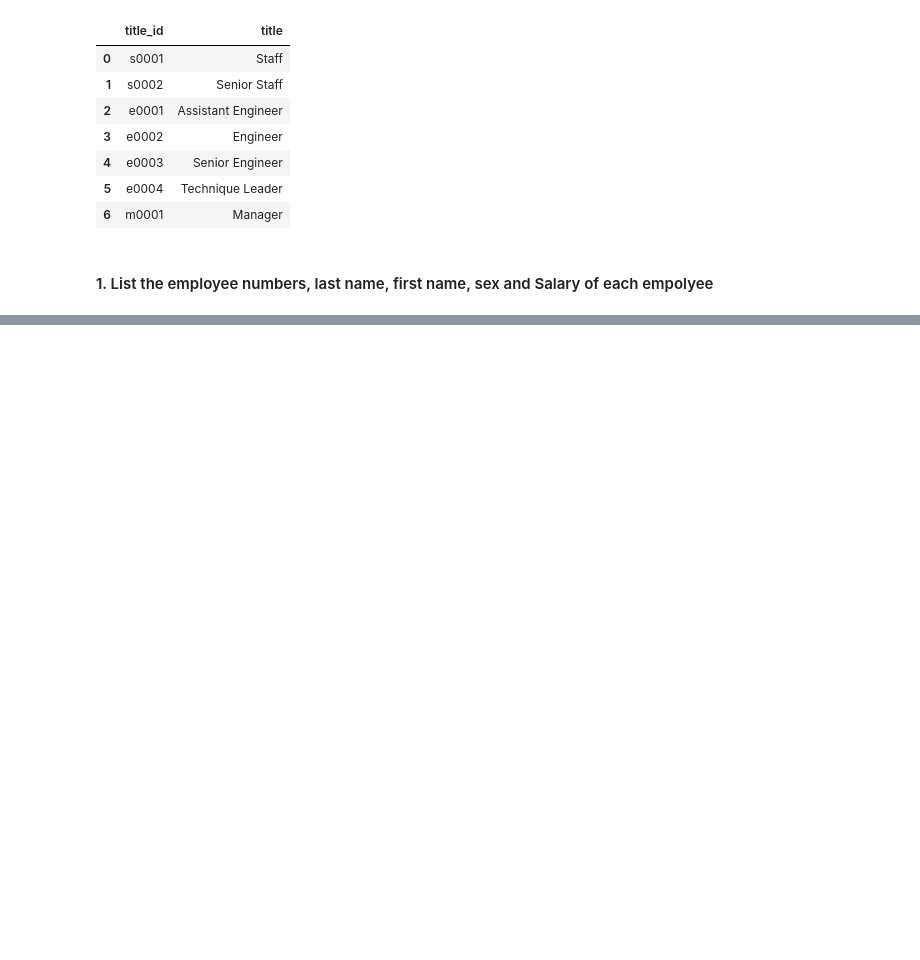
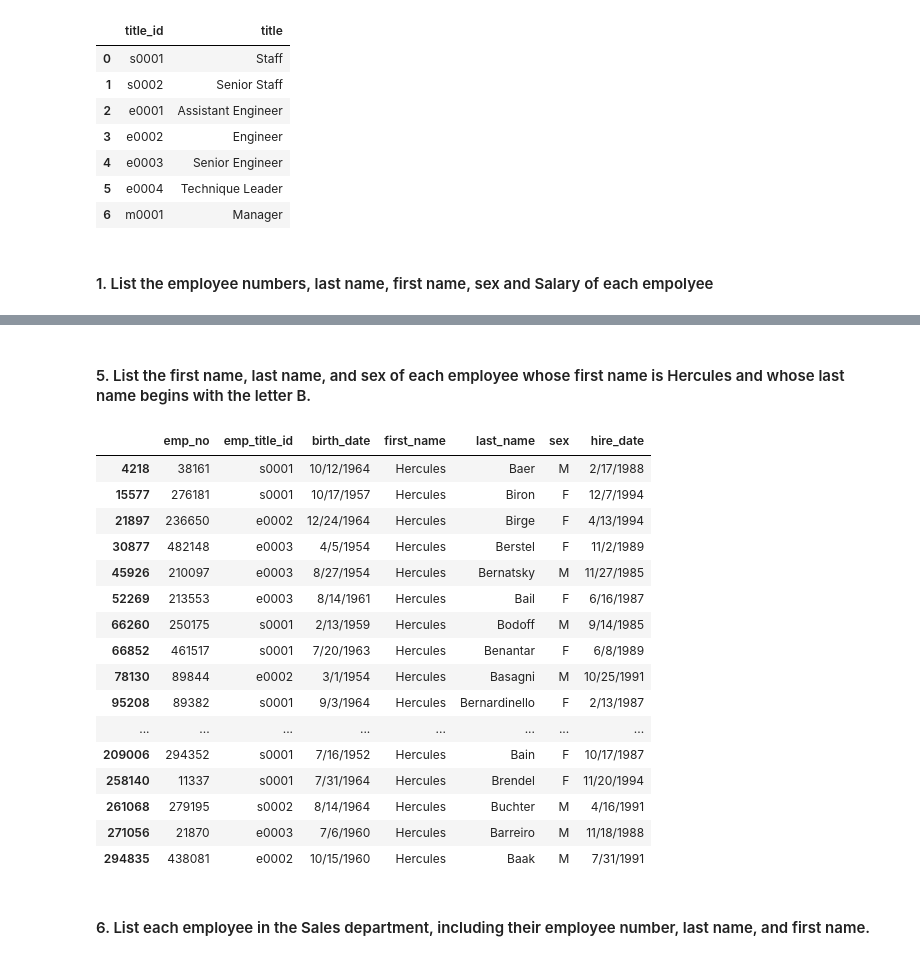
Before and after one commit to PeterTramm/sql-challenge, a Jupyter notebook: EmployeeSQL/Starter_Code/Python_data_analysis.ipynb, the cells around one changed output, grey strips where cells are left out. Saved outputs shown, nothing was run; the diff lists cells and outputs as text; code cells hidden in the pictures; blank space fills up the shorter version.

```diff
--- a/EmployeeSQL/Starter_Code/Python_data_analysis.ipynb
+++ b/EmployeeSQL/Starter_Code/Python_data_analysis.ipynb
@@ -134,0 +234,27 @@ titles_db
+# %% [markdown]
+#### 5. List the first name, last name, and sex of each employee whose first name is Hercules and whose last name begins with the letter B.
+# %%
+#Using employee_db
+Hercules_b = employees_db.loc[(employees_db['first_name']=='Hercules') & (employees_db['last_name'].str[0]=='B')]
+# %%
+Hercules_b
+# %% [output]
+|  | emp_no | emp_title_id | birth_date | first_name | last_name | sex | hire_date |
+| 4218 | 38161 | s0001 | 10/12/1964 | Hercules | Baer | M | 2/17/1988 |
+| 15577 | 276181 | s0001 | 10/17/1957 | Hercules | Biron | F | 12/7/1994 |
+| 21897 | 236650 | e0002 | 12/24/1964 | Hercules | Birge | F | 4/13/1994 |
+| 30877 | 482148 | e0003 | 4/5/1954 | Hercules | Berstel | F | 11/2/1989 |
+| 45926 | 210097 | e0003 | 8/27/1954 | Hercules | Bernatsky | M | 11/27/1985 |
+| 52269 | 213553 | e0003 | 8/14/1961 | Hercules | Bail | F | 6/16/1987 |
+| 66260 | 250175 | s0001 | 2/13/1959 | Hercules | Bodoff | M | 9/14/1985 |
+| 66852 | 461517 | s0001 | 7/20/1963 | Hercules | Benantar | F | 6/8/1989 |
+| 78130 | 89844 | e0002 | 3/1/1954 | Hercules | Basagni | M | 10/25/1991 |
+| 95208 | 89382 | s0001 | 9/3/1964 | Hercules | Bernardinello | F | 2/13/1987 |
+| ... | ... | ... | ... | ... | ... | ... | ... |
+| 209006 | 294352 | s0001 | 7/16/1952 | Hercules | Bain | F | 10/17/1987 |
+| 258140 | 11337 | s0001 | 7/31/1964 | Hercules | Brendel | F | 11/20/1994 |
+| 261068 | 279195 | s0002 | 8/14/1964 | Hercules | Buchter | M | 4/16/1991 |
+| 271056 | 21870 | e0003 | 7/6/1960 | Hercules | Barreiro | M | 11/18/1988 |
+| 294835 | 438081 | e0002 | 10/15/1960 | Hercules | Baak | M | 7/31/1991 |
+# %% [markdown]
+#### 6. List each employee in the Sales department, including their employee number, last name, and first name.
```
Also changed, not shown: parts of 21 cells of this notebook.
